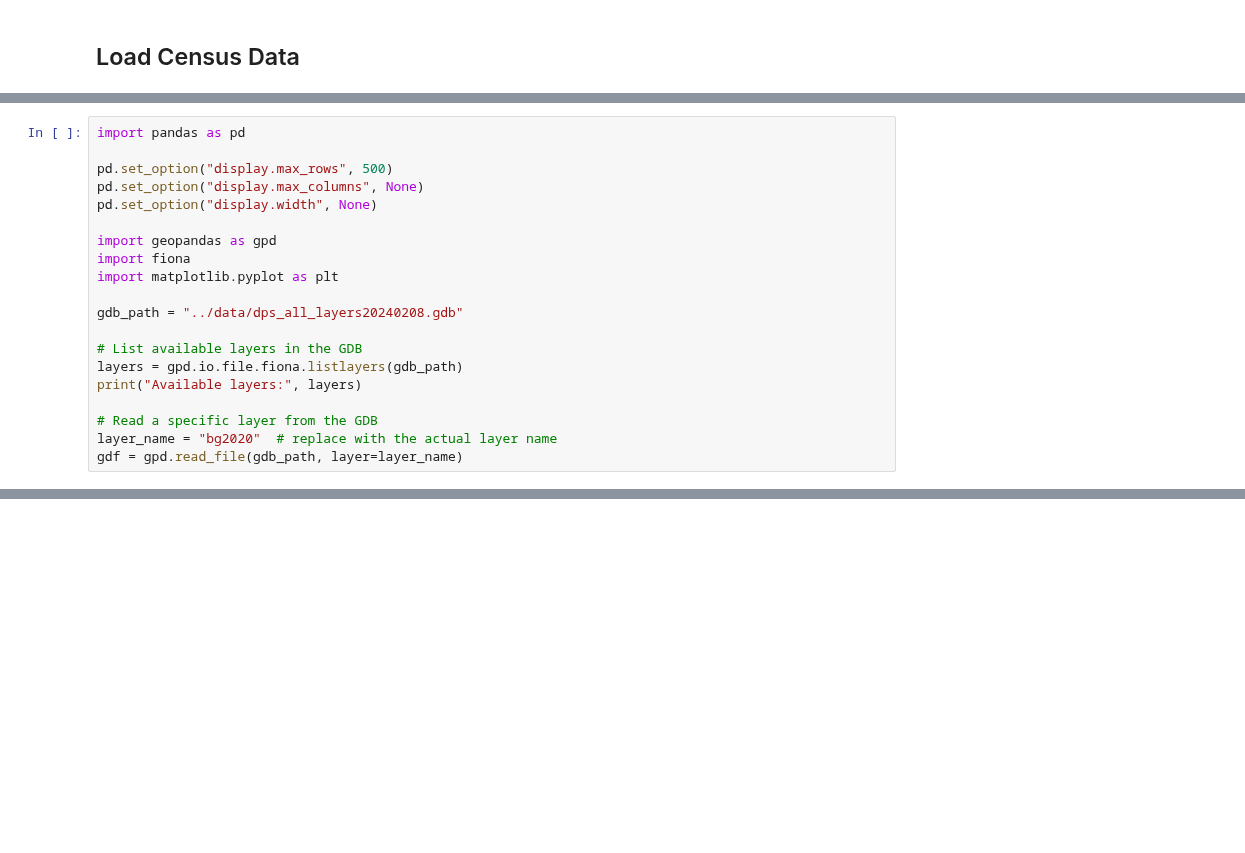
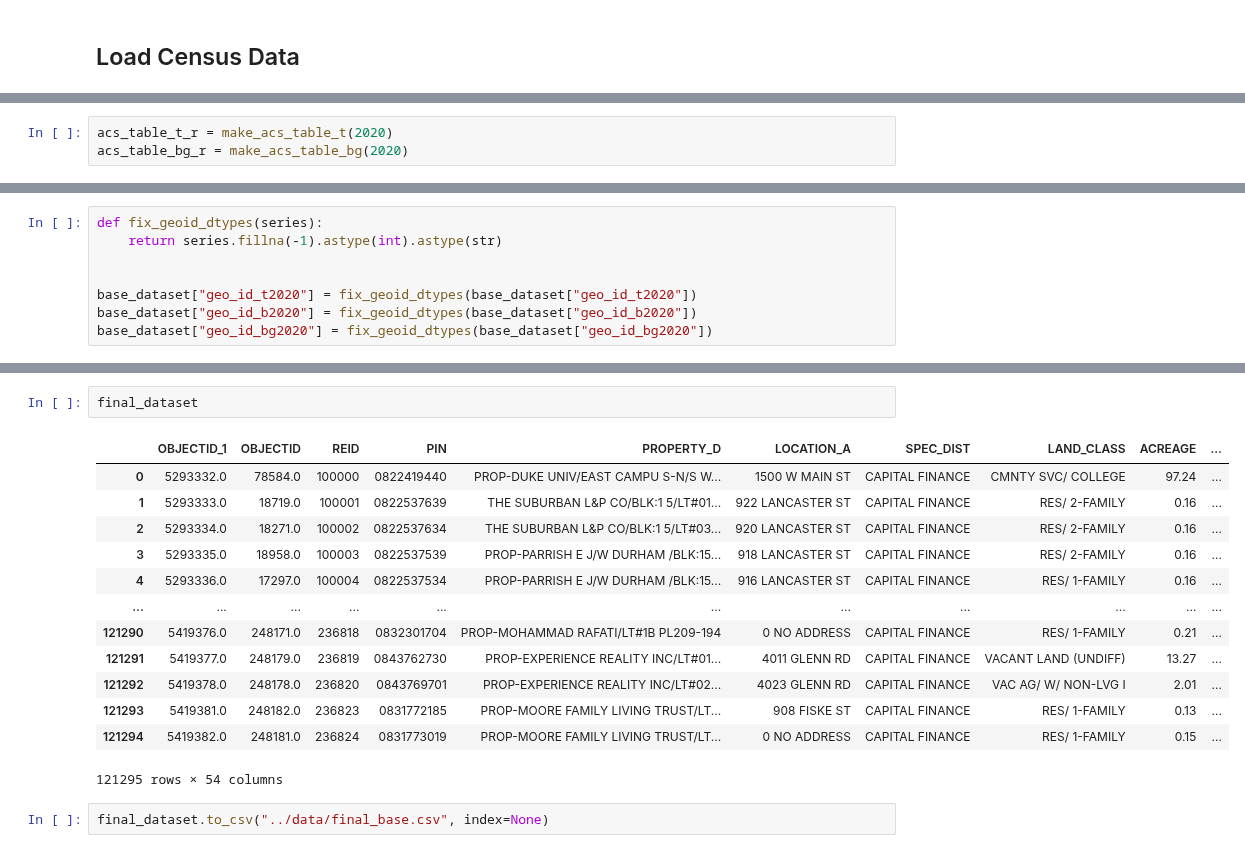
Before and after one commit to alexbarr1303/durham-public-schools, a Jupyter notebook: src/main_script_dev.ipynb, the cells around one changed output, grey strips where cells are left out. Saved outputs shown, nothing was run; the diff lists cells and outputs as text; blank space fills up the shorter version.

```diff
--- a/src/main_script_dev.ipynb
+++ b/src/main_script_dev.ipynb
@@ -105,0 +33,3 @@ R[write to console]: Using FIPS code '063' for 'Durham County'
+# %%
+acs_table_t_r = make_acs_table_t(2020)
+acs_table_bg_r = make_acs_table_bg(2020)
@@ -105,0 +164,8 @@ R[write to console]: Using FIPS code '063' for 'Durham County'
+# %%
+def fix_geoid_dtypes(series):
+    return series.fillna(-1).astype(int).astype(str)
+
+
+base_dataset["geo_id_t2020"] = fix_geoid_dtypes(base_dataset["geo_id_t2020"])
+base_dataset["geo_id_b2020"] = fix_geoid_dtypes(base_dataset["geo_id_b2020"])
+base_dataset["geo_id_bg2020"] = fix_geoid_dtypes(base_dataset["geo_id_bg2020"])
@@ -115,20 +248,0 @@ base_dataset.head()
-# %%
-import pandas as pd
-
-pd.set_option("display.max_rows", 500)
-pd.set_option("display.max_columns", None)
-pd.set_option("display.width", None)
-
-import geopandas as gpd
-import fiona
-import matplotlib.pyplot as plt
-
-gdb_path = "../data/dps_all_layers20240208.gdb"
-
-# List available layers in the GDB
-layers = gpd.io.file.fiona.listlayers(gdb_path)
-print("Available layers:", layers)
-
-# Read a specific layer from the GDB
-layer_name = "bg2020"  # replace with the actual layer name
-gdf = gpd.read_file(gdb_path, layer=layer_name)
@@ -273,0 +311,18 @@ fiona.supported_drivers
+# %%
+final_dataset
+# %% [output]
+|  | OBJECTID_1 | OBJECTID | REID | PIN | PROPERTY_D | LOCATION_A | SPEC_DIST | LAND_CLASS | ACREAGE | ... |
+| 0 | 5293332.0 | 78584.0 | 100000 | 0822419440 | PROP-DUKE UNIV/EAST CAMPU S-N/S W... | 1500 W MAIN ST | CAPITAL FINANCE | CMNTY SVC/ COLLEGE | 97.24 | ... |
+| 1 | 5293333.0 | 18719.0 | 100001 | 0822537639 | THE SUBURBAN L&P CO/BLK:1 5/LT#01... | 922 LANCASTER ST | CAPITAL FINANCE | RES/ 2-FAMILY | 0.16 | ... |
+| 2 | 5293334.0 | 18271.0 | 100002 | 0822537634 | THE SUBURBAN L&P CO/BLK:1 5/LT#03... | 920 LANCASTER ST | CAPITAL FINANCE | RES/ 2-FAMILY | 0.16 | ... |
+| 3 | 5293335.0 | 18958.0 | 100003 | 0822537539 | PROP-PARRISH E J/W DURHAM /BLK:15... | 918 LANCASTER ST | CAPITAL FINANCE | RES/ 2-FAMILY | 0.16 | ... |
+| 4 | 5293336.0 | 17297.0 | 100004 | 0822537534 | PROP-PARRISH E J/W DURHAM /BLK:15... | 916 LANCASTER ST | CAPITAL FINANCE | RES/ 1-FAMILY | 0.16 | ... |
+| ... | ... | ... | ... | ... | ... | ... | ... | ... | ... | ... |
+| 121290 | 5419376.0 | 248171.0 | 236818 | 0832301704 | PROP-MOHAMMAD RAFATI/LT#1B PL209-194 | 0 NO ADDRESS | CAPITAL FINANCE | RES/ 1-FAMILY | 0.21 | ... |
+| 121291 | 5419377.0 | 248179.0 | 236819 | 0843762730 | PROP-EXPERIENCE REALITY INC/LT#01... | 4011 GLENN RD | CAPITAL FINANCE | VACANT LAND (UNDIFF) | 13.27 | ... |
+| 121292 | 5419378.0 | 248178.0 | 236820 | 0843769701 | PROP-EXPERIENCE REALITY INC/LT#02... | 4023 GLENN RD | CAPITAL FINANCE | VAC AG/ W/ NON-LVG I | 2.01 | ... |
+| 121293 | 5419381.0 | 248182.0 | 236823 | 0831772185 | PROP-MOORE FAMILY LIVING TRUST/LT... | 908 FISKE ST | CAPITAL FINANCE | RES/ 1-FAMILY | 0.13 | ... |
+| 121294 | 5419382.0 | 248181.0 | 236824 | 0831773019 | PROP-MOORE FAMILY LIVING TRUST/LT... | 0 NO ADDRESS | CAPITAL FINANCE | RES/ 1-FAMILY | 0.15 | ... |
+121295 rows × 54 columns
+# %%
+final_dataset.to_csv("../data/final_base.csv", index=None)
```
Also changed, not shown: parts of 25 cells of this notebook, 2 other files.
